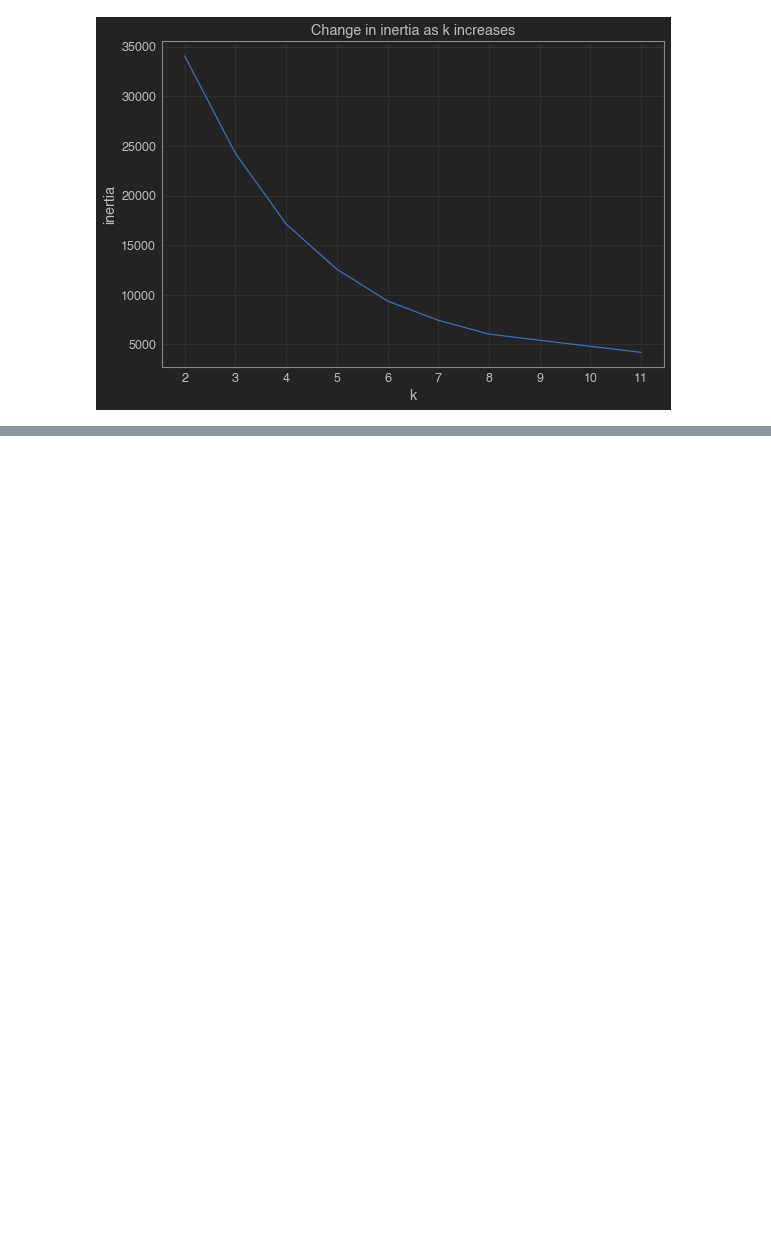
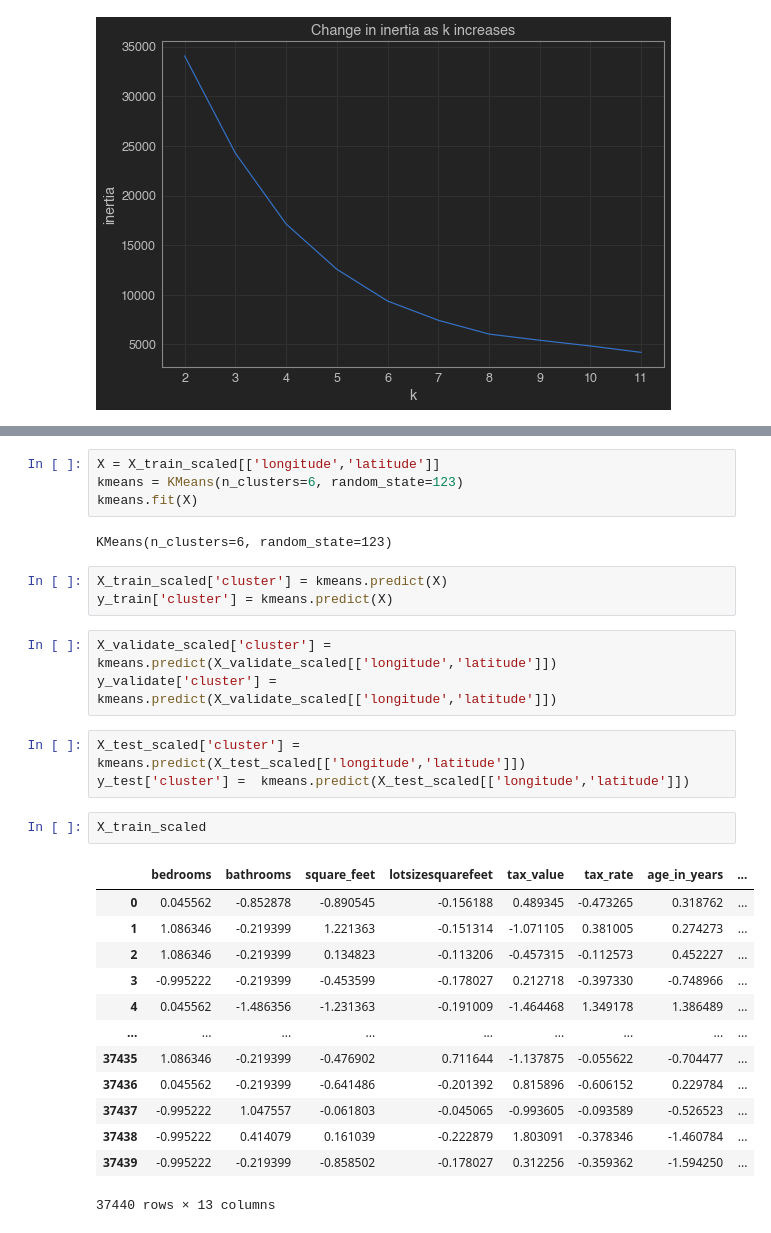
Before and after one commit to sam-and-ken/clustering-project, a Jupyter notebook: Cluster_project_explore_Ken.ipynb, the cells around one changed output, grey strips where cells are left out. Cells and saved outputs as stored; diff of their text form; blank space fills up the shorter version.

```diff
--- a/Cluster_project_explore_Ken.ipynb
+++ b/Cluster_project_explore_Ken.ipynb
@@ -664,0 +692,31 @@ plt.legend();
+# %%
+X = X_train_scaled[['longitude','latitude']]
+kmeans = KMeans(n_clusters=6, random_state=123)
+kmeans.fit(X)
+# %% [output]
+KMeans(n_clusters=6, random_state=123)
+# %%
+X_train_scaled['cluster'] = kmeans.predict(X)
+y_train['cluster'] = kmeans.predict(X)
+# %%
+X_validate_scaled['cluster'] = kmeans.predict(X_validate_scaled[['longitude','latitude']])
+y_validate['cluster'] = kmeans.predict(X_validate_scaled[['longitude','latitude']])
+# %%
+X_test_scaled['cluster'] = kmeans.predict(X_test_scaled[['longitude','latitude']])
+y_test['cluster'] =  kmeans.predict(X_test_scaled[['longitude','latitude']])
+# %%
+X_train_scaled
+# %% [output]
+|  | bedrooms | bathrooms | square_feet | lotsizesquarefeet | tax_value | tax_rate | age_in_years | ... |
+| 0 | 0.045562 | -0.852878 | -0.890545 | -0.156188 | 0.489345 | -0.473265 | 0.318762 | ... |
+| 1 | 1.086346 | -0.219399 | 1.221363 | -0.151314 | -1.071105 | 0.381005 | 0.274273 | ... |
+| 2 | 1.086346 | -0.219399 | 0.134823 | -0.113206 | -0.457315 | -0.112573 | 0.452227 | ... |
+| 3 | -0.995222 | -0.219399 | -0.453599 | -0.178027 | 0.212718 | -0.397330 | -0.748966 | ... |
+| 4 | 0.045562 | -1.486356 | -1.231363 | -0.191009 | -1.464468 | 1.349178 | 1.386489 | ... |
+| ... | ... | ... | ... | ... | ... | ... | ... | ... |
+| 37435 | 1.086346 | -0.219399 | -0.476902 | 0.711644 | -1.137875 | -0.055622 | -0.704477 | ... |
+| 37436 | 0.045562 | -0.219399 | -0.641486 | -0.201392 | 0.815896 | -0.606152 | 0.229784 | ... |
+| 37437 | -0.995222 | 1.047557 | -0.061803 | -0.045065 | -0.993605 | -0.093589 | -0.526523 | ... |
+| 37438 | -0.995222 | 0.414079 | 0.161039 | -0.222879 | 1.803091 | -0.378346 | -1.460784 | ... |
+| 37439 | -0.995222 | -0.219399 | -0.858502 | -0.178027 | 0.312256 | -0.359362 | -1.594250 | ... |
+37440 rows × 13 columns
```
Also changed, not shown: parts of 65 cells of this notebook, 1 other file.
